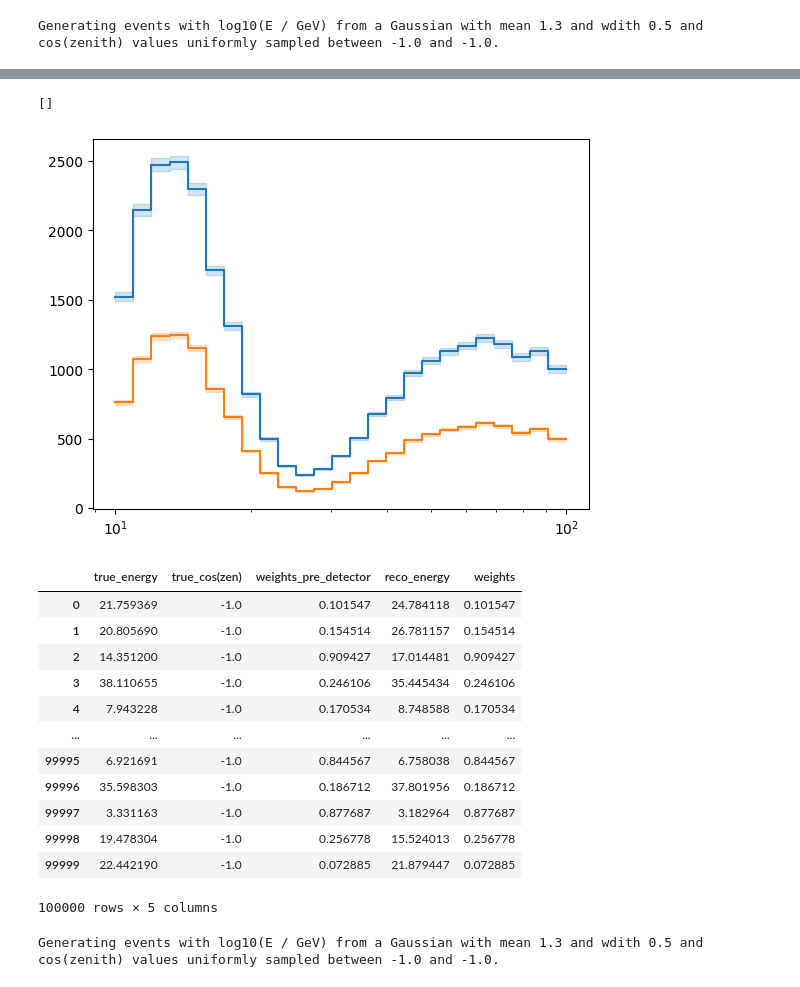
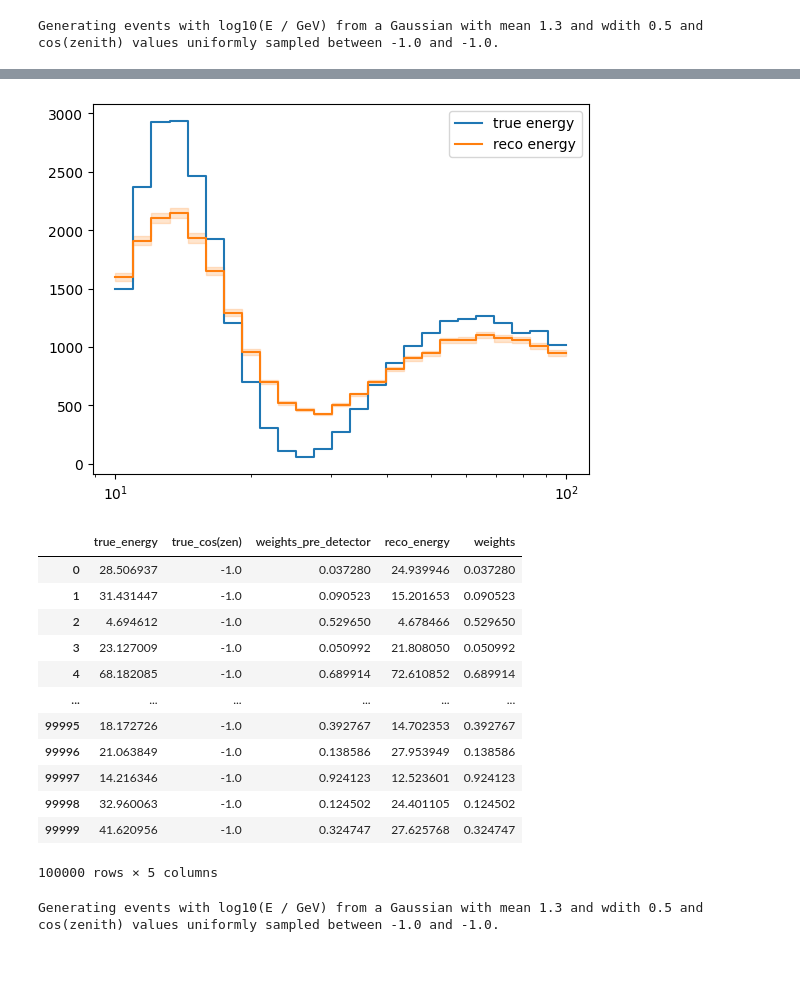
Before and after one commit to LeanderFischer/ultrasurfaces, a Jupyter notebook: New_Ultrasurface_Notebook_Alex.ipynb, the cells around one changed output, grey strips where cells are left out. Cells and saved outputs as stored; diff of their text form; code cells hidden in the pictures.

Commit message:
more updates to plotting notebooks

```diff
--- a/New_Ultrasurface_Notebook_Alex.ipynb
+++ b/New_Ultrasurface_Notebook_Alex.ipynb
@@ -15,6 +15,6 @@ theta_23 = np.arcsin(np.sqrt(sinsq_theta_23))
 sinsq_2theta_23 = np.sin(2 * theta_23)**2
 default_pars = generator.OscPars(delta_msq_31, sinsq_2theta_23)
 
-default_response = generator.Response(1., 0.05)
+default_response = generator.Response(1., 0.08)
 
 bin_edges = np.logspace(1., 2., 26)
@@ -25,5 +21,7 @@ reload(generator)
 # %%
+reload(generator)
 gen = generator.Generator(int(1e5), default_response, default_pars)
 h0 = gen.get_histogram(bin_edges)
+h0_true = gen.get_histogram(bin_edges, variable="true_energy")
 # %% [output]
 Generating events with log10(E / GeV) from a Gaussian with mean 1.3 and wdith 0.5 and cos(zenith) values uniformly sampled between -1.0 and -1.0.
@@ -54,26 +28,28 @@ from toy_mc.histogram import plot_histogram
 # %%
+from toy_mc.histogram import plot_histogram
 fig, ax = plt.subplots()
-plot_histogram(h0, ax=ax)
-plot_histogram(h0 / 2, ax=ax)
+plot_histogram(h0_true, ax=ax, show_errorband=False, label="true energy")
+plot_histogram(h0, ax=ax, label="reco energy")
 plt.semilogx()
+plt.legend()
+plt.show()
 # %% [output]
-[]
-[figure, old version]
+[figure, new version]
 # %%
 gen.events
 # %% [output]
 |  | true_energy | true_cos(zen) | weights_pre_detector | reco_energy | weights |
-| 0 | 21.759369 | -1.0 | 0.101547 | 24.784118 | 0.101547 |
-| 1 | 20.805690 | -1.0 | 0.154514 | 26.781157 | 0.154514 |
-| 2 | 14.351200 | -1.0 | 0.909427 | 17.014481 | 0.909427 |
-| 3 | 38.110655 | -1.0 | 0.246106 | 35.445434 | 0.246106 |
-| 4 | 7.943228 | -1.0 | 0.170534 | 8.748588 | 0.170534 |
+| 0 | 28.506937 | -1.0 | 0.037280 | 24.939946 | 0.037280 |
+| 1 | 31.431447 | -1.0 | 0.090523 | 15.201653 | 0.090523 |
+| 2 | 4.694612 | -1.0 | 0.529650 | 4.678466 | 0.529650 |
+| 3 | 23.127009 | -1.0 | 0.050992 | 21.808050 | 0.050992 |
+| 4 | 68.182085 | -1.0 | 0.689914 | 72.610852 | 0.689914 |
 | ... | ... | ... | ... | ... | ... |
-| 99995 | 6.921691 | -1.0 | 0.844567 | 6.758038 | 0.844567 |
-| 99996 | 35.598303 | -1.0 | 0.186712 | 37.801956 | 0.186712 |
-| 99997 | 3.331163 | -1.0 | 0.877687 | 3.182964 | 0.877687 |
-| 99998 | 19.478304 | -1.0 | 0.256778 | 15.524013 | 0.256778 |
-| 99999 | 22.442190 | -1.0 | 0.072885 | 21.879447 | 0.072885 |
+| 99995 | 18.172726 | -1.0 | 0.392767 | 14.702353 | 0.392767 |
+| 99996 | 21.063849 | -1.0 | 0.138586 | 27.953949 | 0.138586 |
+| 99997 | 14.216346 | -1.0 | 0.924123 | 12.523601 | 0.924123 |
+| 99998 | 32.960063 | -1.0 | 0.124502 | 24.401105 | 0.124502 |
+| 99999 | 41.620956 | -1.0 | 0.324747 | 27.625768 | 0.324747 |
 100000 rows × 5 columns
 # %%
 gen_2 = generator.Generator(
```
Also changed, not shown: parts of 6 cells of this notebook, 1 other file.
